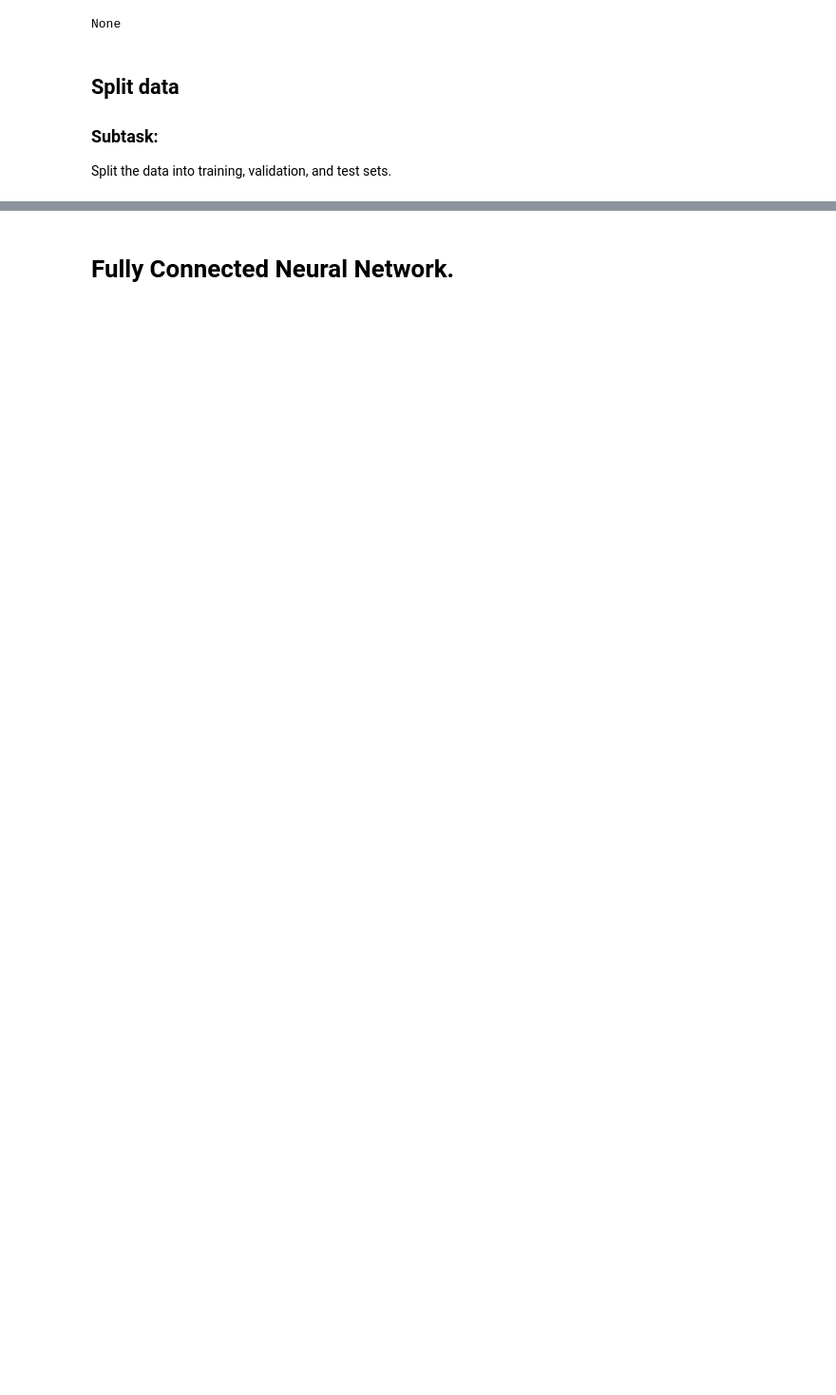
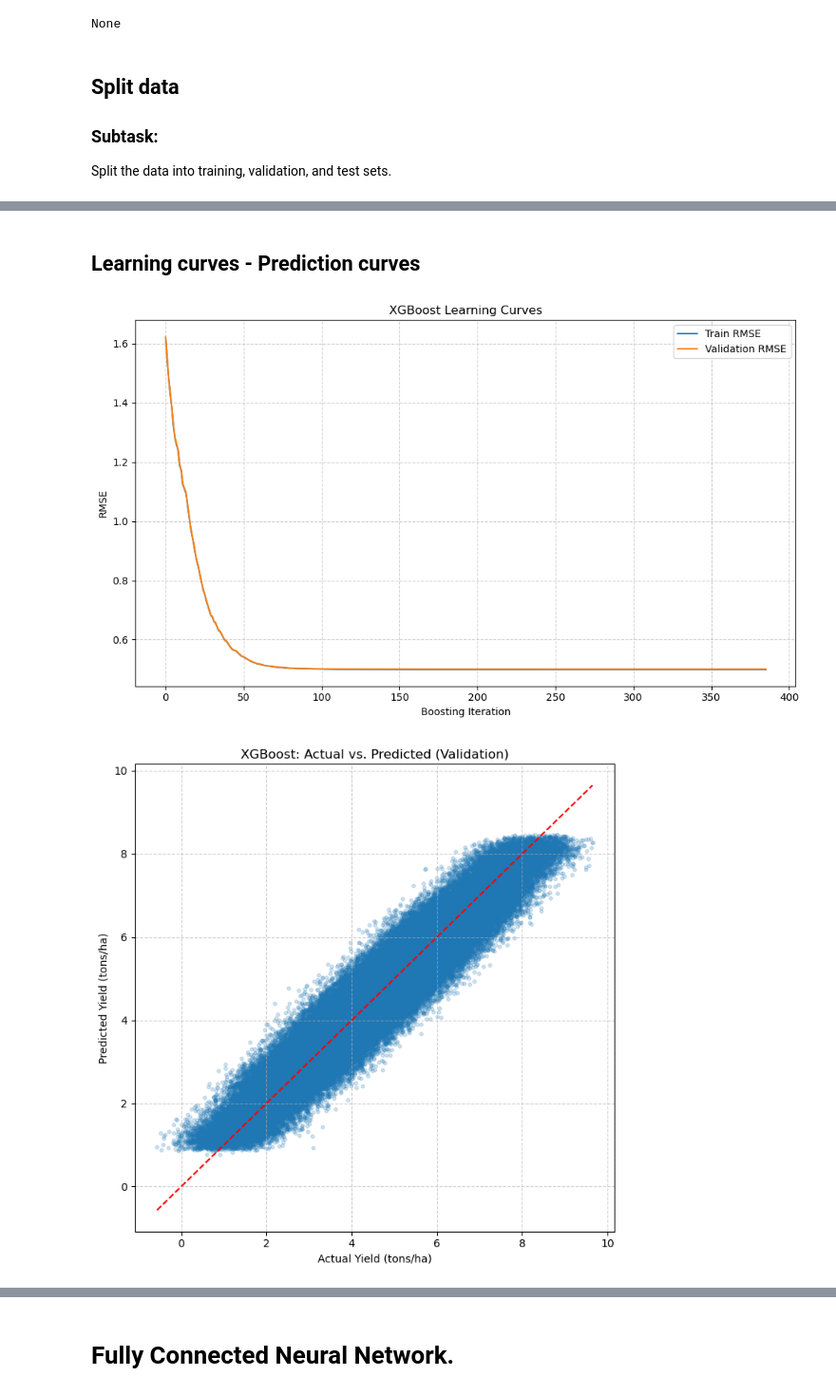
Before and after one commit to eduardoben/Agriculture_Crop_Yield, a Jupyter notebook: Agriculture Crop Yield.ipynb, the cells around one changed output, grey strips where cells are left out. Shown at 95% size. Saved outputs shown, nothing was run; the diff lists cells and outputs as text; code cells hidden in the pictures; blank space fills up the shorter version.

```diff
--- a/Agriculture Crop Yield.ipynb
+++ b/Agriculture Crop Yield.ipynb
@@ -822,0 +490,19 @@ Summary of Logarithmic Random Forest Model Performance:
+# %%
+from sklearn.model_selection import cross_val_score
+
+# Fit the linear model on the entire training data
+linear_model.fit(X_train, y_train)
+
+# Perform cross-validation on the validation set
+cv_scores_val = cross_val_score(linear_model, X_val, y_val, cv=10, scoring='neg_mean_squared_error')
+rmse_scores_val = np.sqrt(-cv_scores_val)
+
+print("Validation set cross-validation RMSE scores:", rmse_scores_val)
+print("Mean RMSE (val):", rmse_scores_val.mean())
+print("Standard deviation of RMSE (val):", rmse_scores_val.std())
+
+# R2
+r2_scores_val = cross_val_score(linear_model, X_val, y_val, cv=10, scoring='r2')
+print("Validation set cross-validation R2 scores:", r2_scores_val)
+print("Mean R2 (val):", r2_scores_val.mean())
+print("Standard deviation of R2 (val):", r2_scores_val.std())
@@ -822,0 +772,54 @@ Summary of Logarithmic Random Forest Model Performance:
+# %% [markdown]
+## Learning curves - Prediction curves
+# %%
+import numpy as np
+
+import matplotlib.pyplot as plt
+
+# Plot learning curves for XGBoost (train vs. validation RMSE)
+plt.figure(figsize=(10, 6))
+plt.plot(train_rmse, label='Train RMSE')
+plt.plot(val_rmse, label='Validation RMSE')
+plt.xlabel('Boosting Iteration')
+plt.ylabel('RMSE')
+plt.title('XGBoost Learning Curves')
+plt.legend()
+plt.grid(True, linestyle='--', alpha=0.6)
+plt.tight_layout()
+plt.show()
+
+# Scatter plot: True vs. Predicted for validation set
+plt.figure(figsize=(7, 7))
+plt.scatter(y_val32, y_val_pred, alpha=0.2, s=10)
+plt.plot([y_val32.min(), y_val32.max()], [y_val32.min(), y_val32.max()], 'r--')
+plt.xlabel('Actual Yield (tons/ha)')
+plt.ylabel('Predicted Yield (tons/ha)')
+plt.title('XGBoost: Actual vs. Predicted (Validation)')
+plt.grid(True, linestyle='--', alpha=0.6)
+plt.tight_layout()
+plt.show()
+
+# Scatter plot: True vs. Predicted for test set
+plt.figure(figsize=(7, 7))
+plt.scatter(y_test32, y_test_pred, alpha=0.2, s=10)
+plt.plot([y_test32.min(), y_test32.max()], [y_test32.min(), y_test32.max()], 'r--')
+plt.xlabel('Actual Yield (tons/ha)')
+plt.ylabel('Predicted Yield (tons/ha)')
+plt.title('XGBoost: Actual vs. Predicted (Test)')
+plt.grid(True, linestyle='--', alpha=0.6)
+plt.tight_layout()
+plt.show()
+
+# Residuals plot for test set
+residuals = y_test32 - y_test_pred
+plt.figure(figsize=(10, 6))
+plt.hist(residuals, bins=50, edgecolor='black')
+plt.xlabel('Residual (Actual - Predicted)')
+plt.ylabel('Frequency')
+plt.title('XGBoost: Residuals Distribution (Test Set)')
+plt.grid(True, linestyle='--', alpha=0.6)
+plt.tight_layout()
+plt.show()
+# %% [output]
+[figure, added]
+[figure, added]
```
Also changed, not shown: parts of 107 cells of this notebook, 1 other file.
